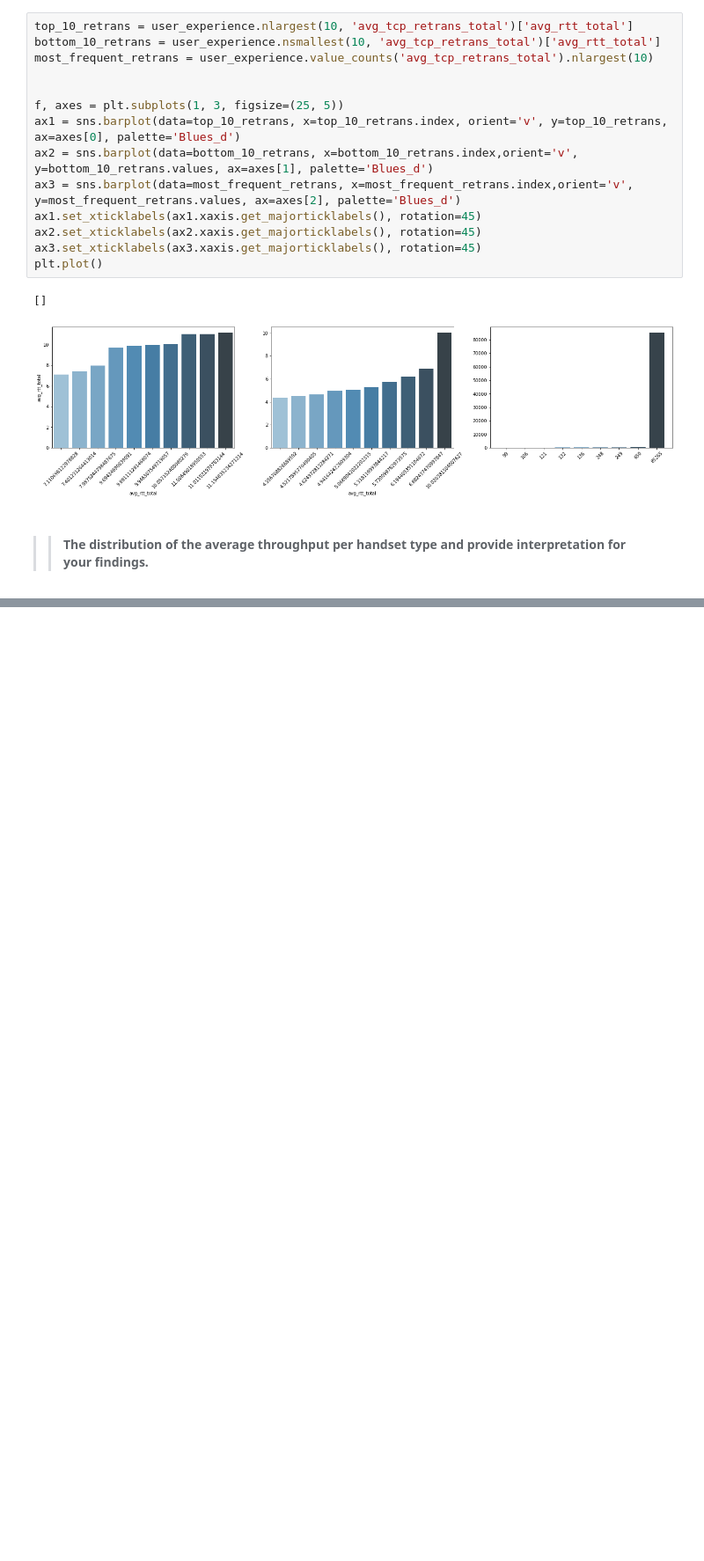
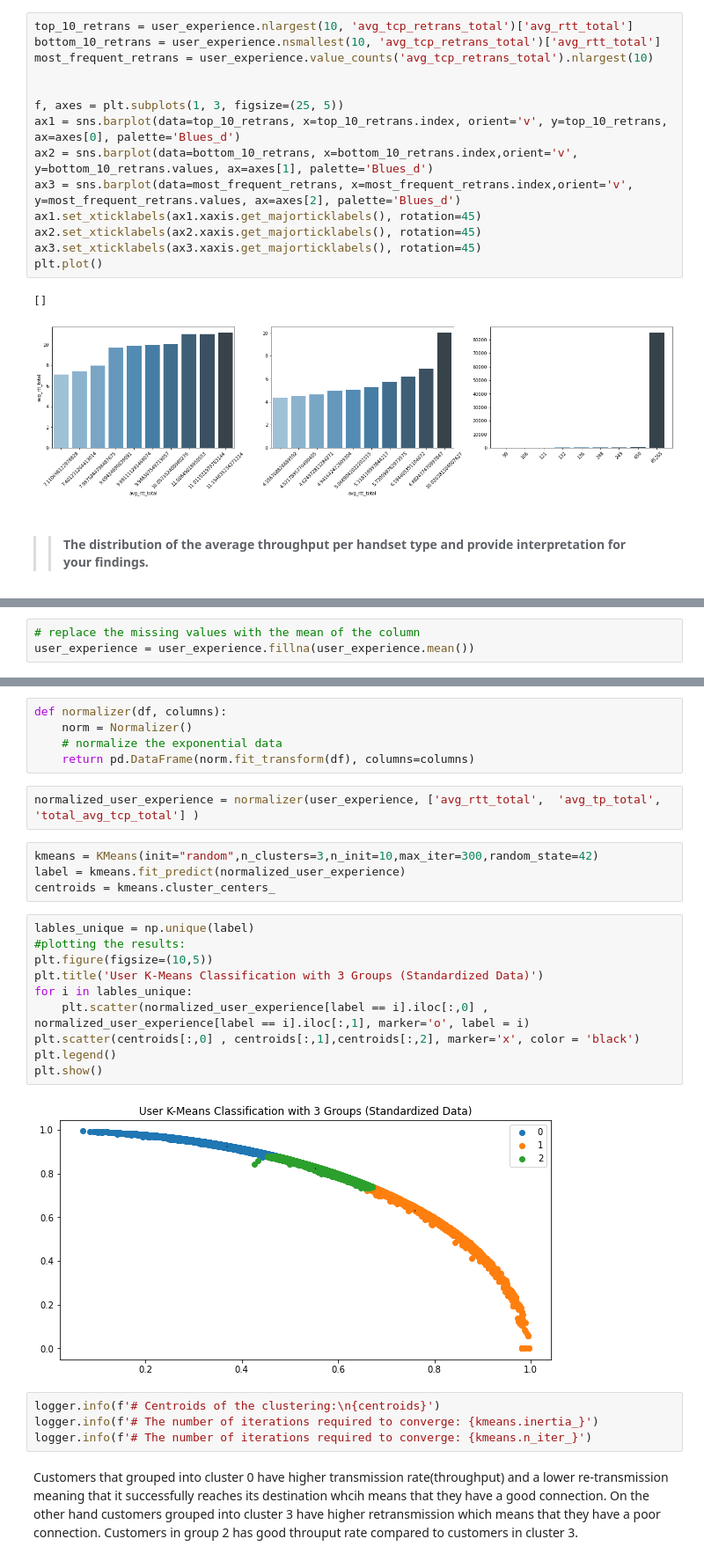
Before and after one commit to jedisam/Telecom-Data-Analysis, a Jupyter notebook: notebooks/user_experience.ipynb, the cells around one changed output, grey strips where cells are left out. Shown: that part at 88% size. Saved outputs shown, nothing was run; the diff lists cells and outputs as text; blank space fills up the shorter version.

```diff
--- a/notebooks/user_experience.ipynb
+++ b/notebooks/user_experience.ipynb
@@ -205,0 +278,3 @@ plt.plot()
+# %%
+# replace the missing values with the mean of the column
+user_experience = user_experience.fillna(user_experience.mean())
@@ -205,0 +288,29 @@ plt.plot()
+# %%
+def normalizer(df, columns):
+    norm = Normalizer()
+    # normalize the exponential data
+    return pd.DataFrame(norm.fit_transform(df), columns=columns)
+# %%
+normalized_user_experience = normalizer(user_experience, ['avg_rtt_total',	'avg_tp_total',	'total_avg_tcp_total'] )
+# %%
+kmeans = KMeans(init="random",n_clusters=3,n_init=10,max_iter=300,random_state=42)
+label = kmeans.fit_predict(normalized_user_experience)
+centroids = kmeans.cluster_centers_
+# %%
+lables_unique = np.unique(label)
+#plotting the results:
+plt.figure(figsize=(10,5))
+plt.title('User K-Means Classification with 3 Groups (Standardized Data)')
+for i in lables_unique:
+    plt.scatter(normalized_user_experience[label == i].iloc[:,0] , normalized_user_experience[label == i].iloc[:,1], marker='o', label = i)
+plt.scatter(centroids[:,0] , centroids[:,1],centroids[:,2], marker='x', color = 'black')
+plt.legend()
+plt.show()
+# %% [output]
+[figure, added]
+# %%
+logger.info(f'# Centroids of the clustering:\n{centroids}')
+logger.info(f'# The number of iterations required to converge: {kmeans.inertia_}')
+logger.info(f'# The number of iterations required to converge: {kmeans.n_iter_}')
+# %% [markdown]
+ Customers that grouped into cluster 0 have higher transmission rate(throughput) and a lower re-transmission meaning that it successfully reaches its destination whcih means that they have a good connection. On the other hand customers grouped into cluster 3 have higher retransmission which means that they have a poor connection. Customers in group 2 has good throuput rate compared to customers in cluster 3.
```
Also changed, not shown: parts of 21 cells of this notebook, 3 other files.
